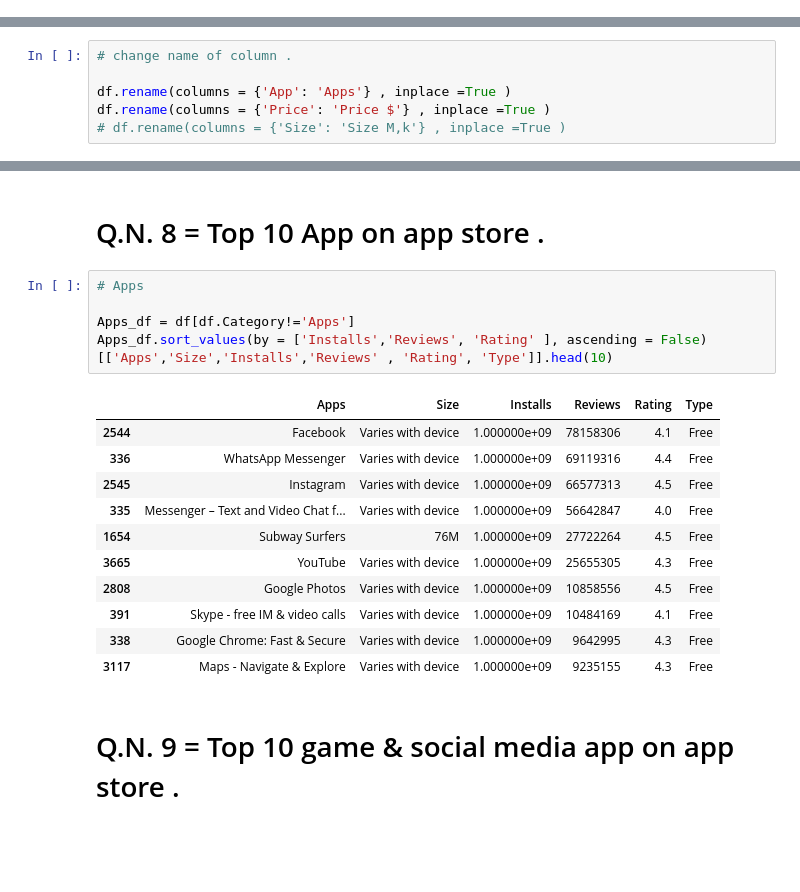
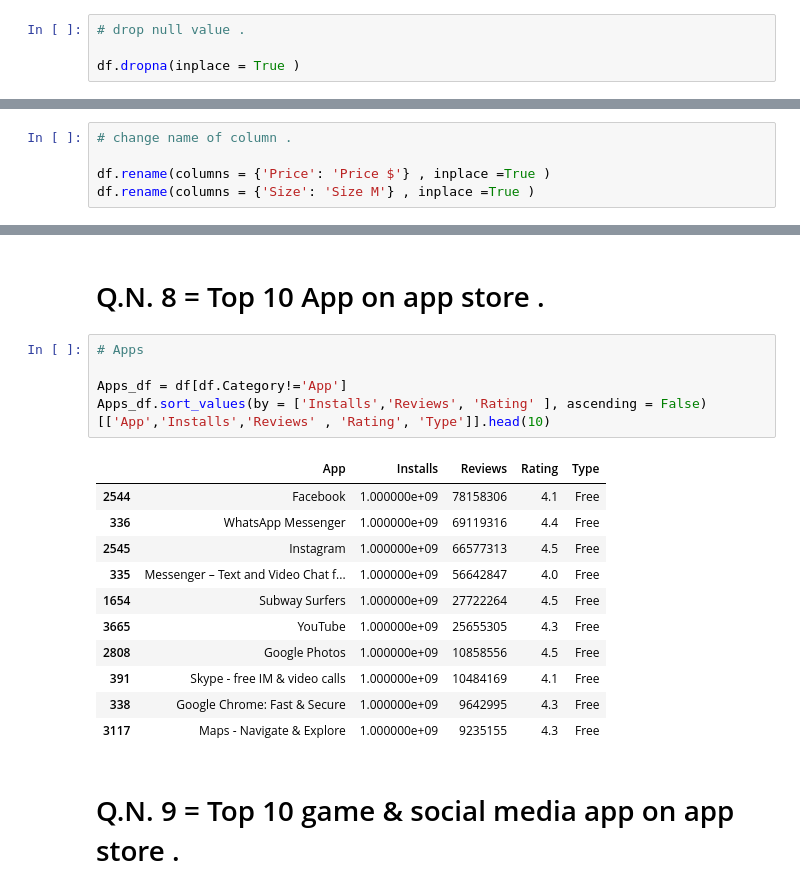
Before and after one commit to jaypatil143/Python-Project-, a Jupyter notebook: my_play_store_project.ipynb, the cells around one changed output, grey strips where cells are left out. Saved outputs shown, nothing was run; the diff lists cells and outputs as text; blank space fills up the shorter version.

```diff
--- a/my_play_store_project.ipynb
+++ b/my_play_store_project.ipynb
@@ -284 +348,5 @@ df.dropna(inplace = True )
+# %%
+# drop null value .
+
+df.dropna(inplace = True )
 # %%
@@ -332,9 +360,8 @@ but then we can't undstand data is in which fom like MB or KB thats why ididn't
 # %%
 # change name of column .
 
-df.rename(columns = {'App': 'Apps'} , inplace =True )
 df.rename(columns = {'Price': 'Price $'} , inplace =True )
-# df.rename(columns = {'Size': 'Size M,k'} , inplace =True )
+df.rename(columns = {'Size': 'Size M'} , inplace =True )
 # %% [markdown]
 # *** Final Data ***
 # %%
@@ -706,20 +766,20 @@ The seaborn styles shipped by Matplotlib are deprecated since 3.6, as they no lo
 # %%
 # Apps
 
-Apps_df = df[df.Category!='Apps']
-Apps_df.sort_values(by = ['Installs','Reviews', 'Rating' ], ascending = False)[['Apps','Size','Installs','Reviews' , 'Rating', 'Type']].head(10)
+Apps_df = df[df.Category!='App']
+Apps_df.sort_values(by = ['Installs','Reviews', 'Rating' ], ascending = False)[['App','Installs','Reviews' , 'Rating', 'Type']].head(10)
 # %% [output]
-|  | Apps | Size | Installs | Reviews | Rating | Type |
-| 2544 | Facebook | Varies with device | 1.000000e+09 | 78158306 | 4.1 | Free |
-| 336 | WhatsApp Messenger | Varies with device | 1.000000e+09 | 69119316 | 4.4 | Free |
-| 2545 | Instagram | Varies with device | 1.000000e+09 | 66577313 | 4.5 | Free |
-| 335 | Messenger – Text and Video Chat f... | Varies with device | 1.000000e+09 | 56642847 | 4.0 | Free |
-| 1654 | Subway Surfers | 76M | 1.000000e+09 | 27722264 | 4.5 | Free |
-| 3665 | YouTube | Varies with device | 1.000000e+09 | 25655305 | 4.3 | Free |
-| 2808 | Google Photos | Varies with device | 1.000000e+09 | 10858556 | 4.5 | Free |
-| 391 | Skype - free IM & video calls | Varies with device | 1.000000e+09 | 10484169 | 4.1 | Free |
-| 338 | Google Chrome: Fast & Secure | Varies with device | 1.000000e+09 | 9642995 | 4.3 | Free |
-| 3117 | Maps - Navigate & Explore | Varies with device | 1.000000e+09 | 9235155 | 4.3 | Free |
+|  | App | Installs | Reviews | Rating | Type |
+| 2544 | Facebook | 1.000000e+09 | 78158306 | 4.1 | Free |
+| 336 | WhatsApp Messenger | 1.000000e+09 | 69119316 | 4.4 | Free |
+| 2545 | Instagram | 1.000000e+09 | 66577313 | 4.5 | Free |
+| 335 | Messenger – Text and Video Chat f... | 1.000000e+09 | 56642847 | 4.0 | Free |
+| 1654 | Subway Surfers | 1.000000e+09 | 27722264 | 4.5 | Free |
+| 3665 | YouTube | 1.000000e+09 | 25655305 | 4.3 | Free |
+| 2808 | Google Photos | 1.000000e+09 | 10858556 | 4.5 | Free |
+| 391 | Skype - free IM & video calls | 1.000000e+09 | 10484169 | 4.1 | Free |
+| 338 | Google Chrome: Fast & Secure | 1.000000e+09 | 9642995 | 4.3 | Free |
+| 3117 | Maps - Navigate & Explore | 1.000000e+09 | 9235155 | 4.3 | Free |
 # %% [markdown]
 # Q.N. 9 = Top 10 game & social media app on app store .
 # %%
```
Also changed, not shown: parts of 60 cells of this notebook.
